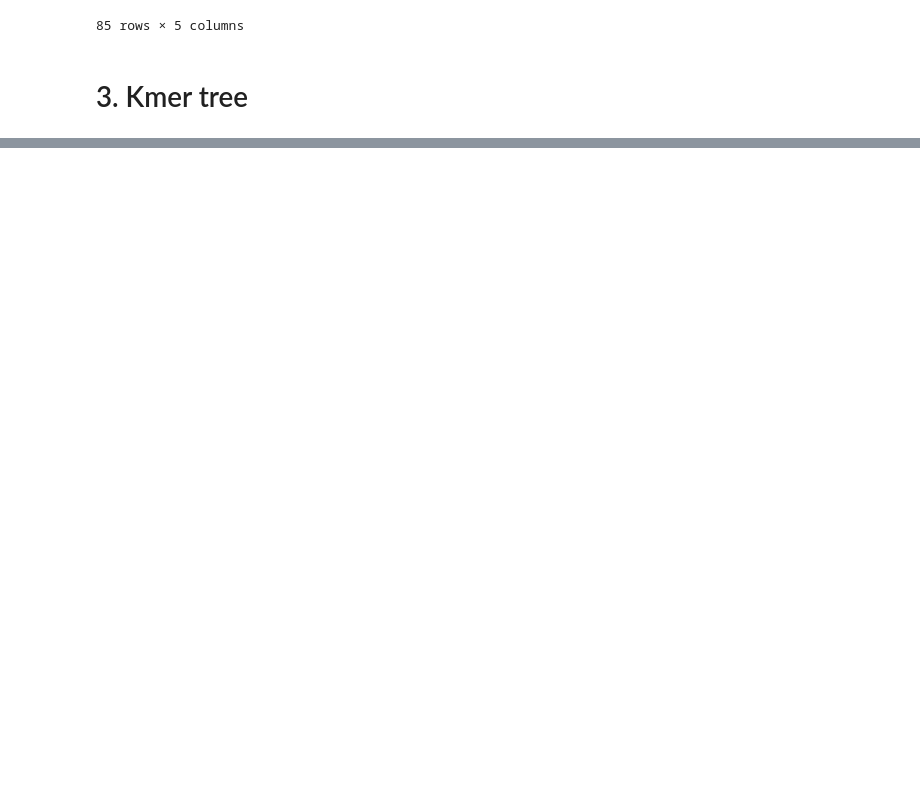
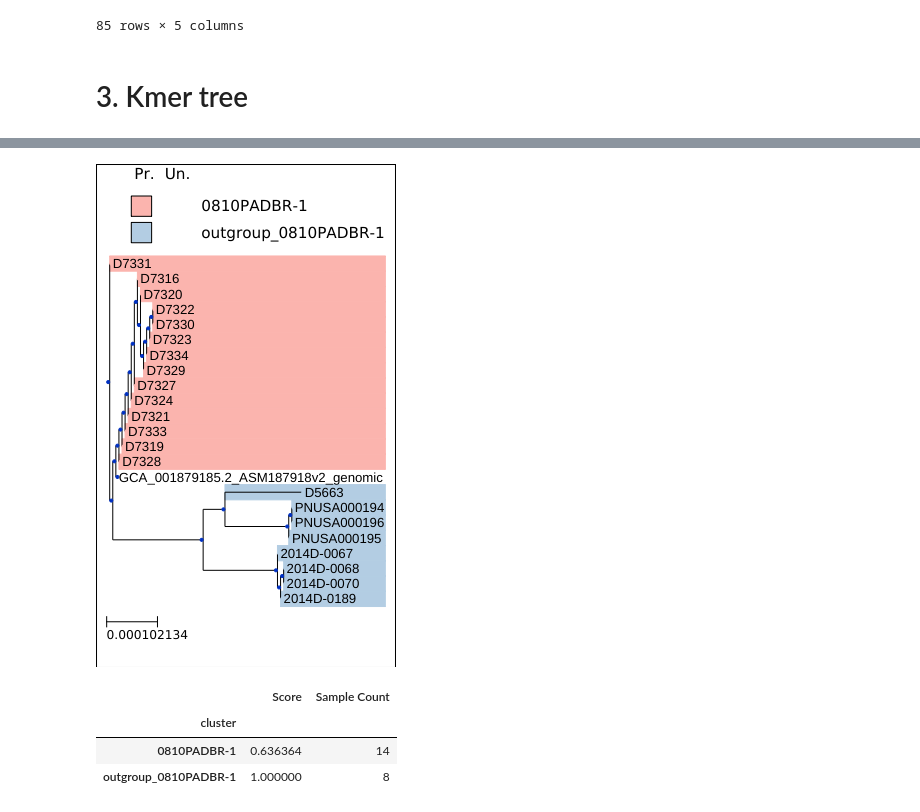
Before and after one commit to apetkau/genomics-data-index-evaluation-manuscript, a Jupyter notebook: evaluations/reads/3-compare-results.ipynb, the cells around one changed output, grey strips where cells are left out. Cells and saved outputs as stored; diff of their text form; code cells hidden in the pictures; blank space fills up the shorter version.

```diff
--- a/evaluations/reads/3-compare-results.ipynb
+++ b/evaluations/reads/3-compare-results.ipynb
@@ -89,0 +98,16 @@ scores_outbreak
+# %%
+t.tree_styler()\
+ .highlight(t.isa('0810PADBR-1', isa_column='outbreak', kind='dataframe'), legend_label='0810PADBR-1')\
+ .highlight(t.isa('outgroup_0810PADBR-1', isa_column='outbreak', kind='dataframe'), legend_label='outgroup_0810PADBR-1')\
+ .render(w=300)
+# %% [output]
+[figure, added]
+# %%
+scorer_ml = ClusterScorer(t)
+scores_outbreak = scorer_ml.score_groupby(groupby_column='cluster', min_samples_count=min_samples_cluster)
+scores_outbreak
+# %% [output]
+|  | Score | Sample Count |
+| cluster |  |  |
+| 0810PADBR-1 | 0.636364 | 14 |
+| outgroup_0810PADBR-1 | 1.000000 | 8 |
```
Also changed, not shown: parts of 13 cells of this notebook, 1 other file.
